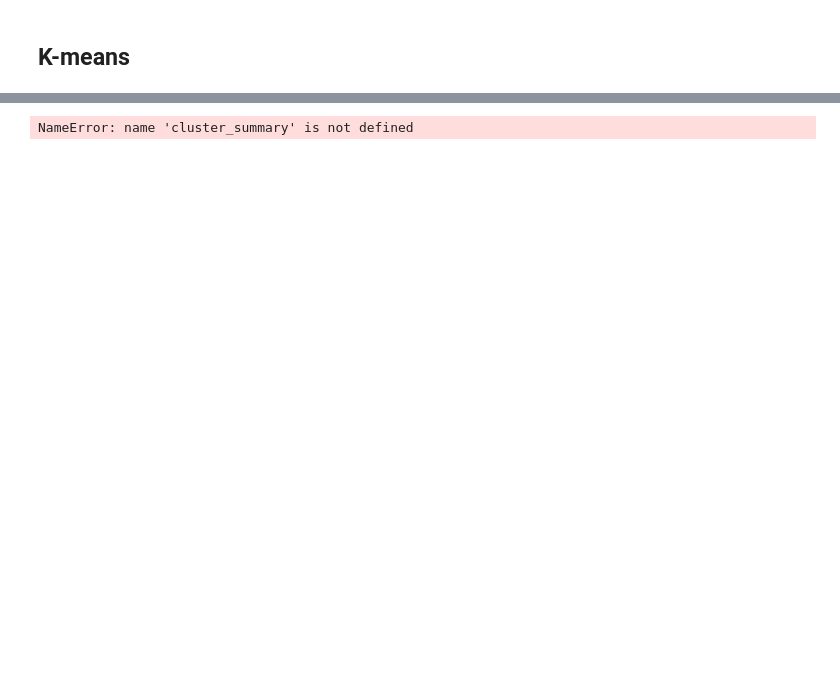
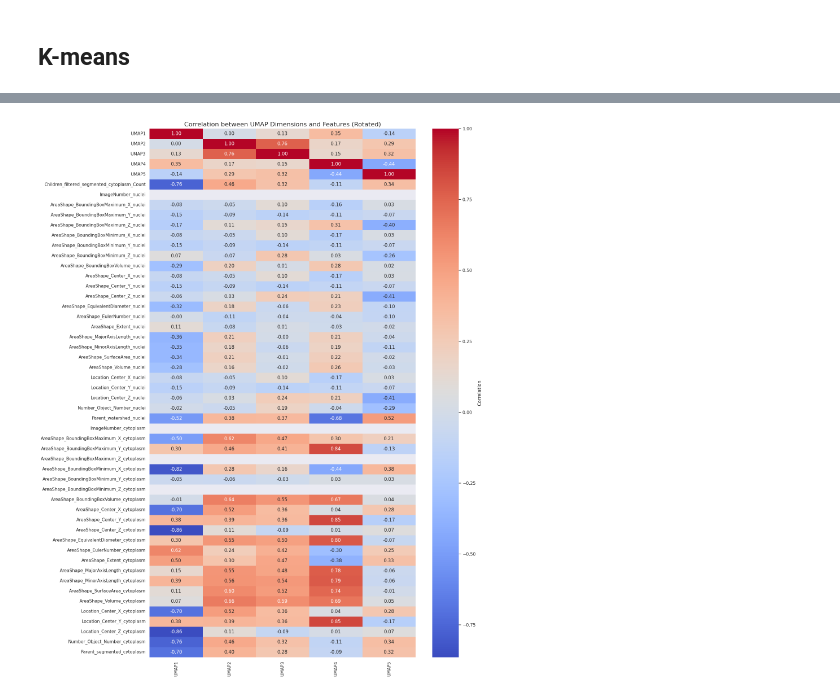
Before and after one commit to imAIgeneLAB/virtual_multiplexing, a Jupyter notebook: analysis/analysis.ipynb, the cells around one changed output, grey strips where cells are left out. Cells and saved outputs as stored; diff of their text form; code cells hidden in the pictures; blank space fills up the shorter version.

```diff
--- a/analysis/analysis.ipynb
+++ b/analysis/analysis.ipynb
@@ -316,11 +223,20 @@ df_umap = pd.DataFrame(umap_result, columns=['UMAP1', 'UMAP2', 'UMAP3'])
+# %%
+n_neighbors =5
+min_dist =1
+n_components = 5
+local_connectivity = 0.1
+spread =1
+random_state = 42
 # %%
 # Crear gráfico 3D si quieres explorar en 3 dimensiones (necesitas n_components=3)
-umap_model_3d = umap.UMAP(n_neighbors=15, min_dist=0.1, metric='euclidean', n_components=3)
+umap_model_3d = umap.UMAP(n_neighbors=5, min_dist=min_dist, metric='euclidean', n_components=n_components, local_connectivity=local_connectivity, spread=spread, random_state=random_state)
 umap_result_3d = umap_model_3d.fit_transform(nuclei_cytoplasm_std)
-df_umap_3d = pd.DataFrame(umap_result_3d, columns=['UMAP1', 'UMAP2', 'UMAP3'])
+df_umap_3d = pd.DataFrame(umap_result_3d, columns=['UMAP1', 'UMAP2', 'UMAP3', 'UMAP4', 'UMAP5'])
 
+'''
 fig_3d = px.scatter_3d(df_umap_3d, x='UMAP1', y='UMAP2', z='UMAP3',
                       labels={'UMAP1': 'UMAP Dimension 1', 'UMAP2': 'UMAP Dimension 2', 'UMAP3': 'UMAP Dimension 3'},
                       title='UMAP Projection of Original Data (3D)')
 
-fig_3d.write_html('/app/umap_3d.html')
+fig_3d.write_html('/app/html/5-umap_3d.html')
+'''
@@ -344,12 +264,24 @@ The default value of `n_init` will change from 10 to 'auto' in 1.4. Set the valu
-# %%
-import seaborn as sns
-import matplotlib.pyplot as plt
-
-# Convertir la tabla en un DataFrame para visualización
-df_summary = cluster_summary.T
-plt.figure(figsize=(12, 6))
-sns.heatmap(df_summary, cmap='viridis', annot=True, fmt='.2f', linewidths=0.5)
-plt.title('Características por Cluster')
-plt.show()
-# %% [output]
-NameError: name 'cluster_summary' is not defined
+# %%
+# Crear un DataFrame con las dimensiones UMAP
+df_umap = pd.DataFrame(umap_result_3d, columns=['UMAP1', 'UMAP2', 'UMAP3', 'UMAP4', 'UMAP5'])
+
+# Concatenar las características originales para calcular correlaciones
+df_umap_features = pd.concat([df_umap, nuclei_cytoplasm.reset_index(drop=True)], axis=1)
+
+# Calcular la matriz de correlación entre las dimensiones UMAP y las características originales
+corr_matrix = df_umap_features.corr().loc['UMAP1':'UMAP5', :]
+
+# Transponer la matriz de correlación para girar el heatmap 90 grados
+corr_matrix_transposed = corr_matrix.T
+
+# Crear el heatmap de correlación girado con un tamaño más largo
+plt.figure(figsize=(16, 20))  # Ajusta el tamaño (ancho x alto) para hacerlo más largo
+sns.heatmap(corr_matrix_transposed, cmap='coolwarm', annot=True, fmt=".2f", cbar_kws={'label': 'Correlation'})
+plt.title('Correlation between UMAP Dimensions and Features (Rotated)', fontsize=16)
+plt.xticks(rotation=90)  # Rota las etiquetas del eje X si es necesario
+plt.yticks(rotation=0)  # Mantiene las etiquetas del eje Y en orientación normal
+plt.tight_layout()  # Ajusta el layout para que no haya recortes
+plt.savefig('/app/html/7-umap_correlation_heatmap.svg', format='svg')
+plt.show()
+# %% [output]
+[figure, added]
```
Also changed, not shown: parts of 20 cells of this notebook, 2 other files.
